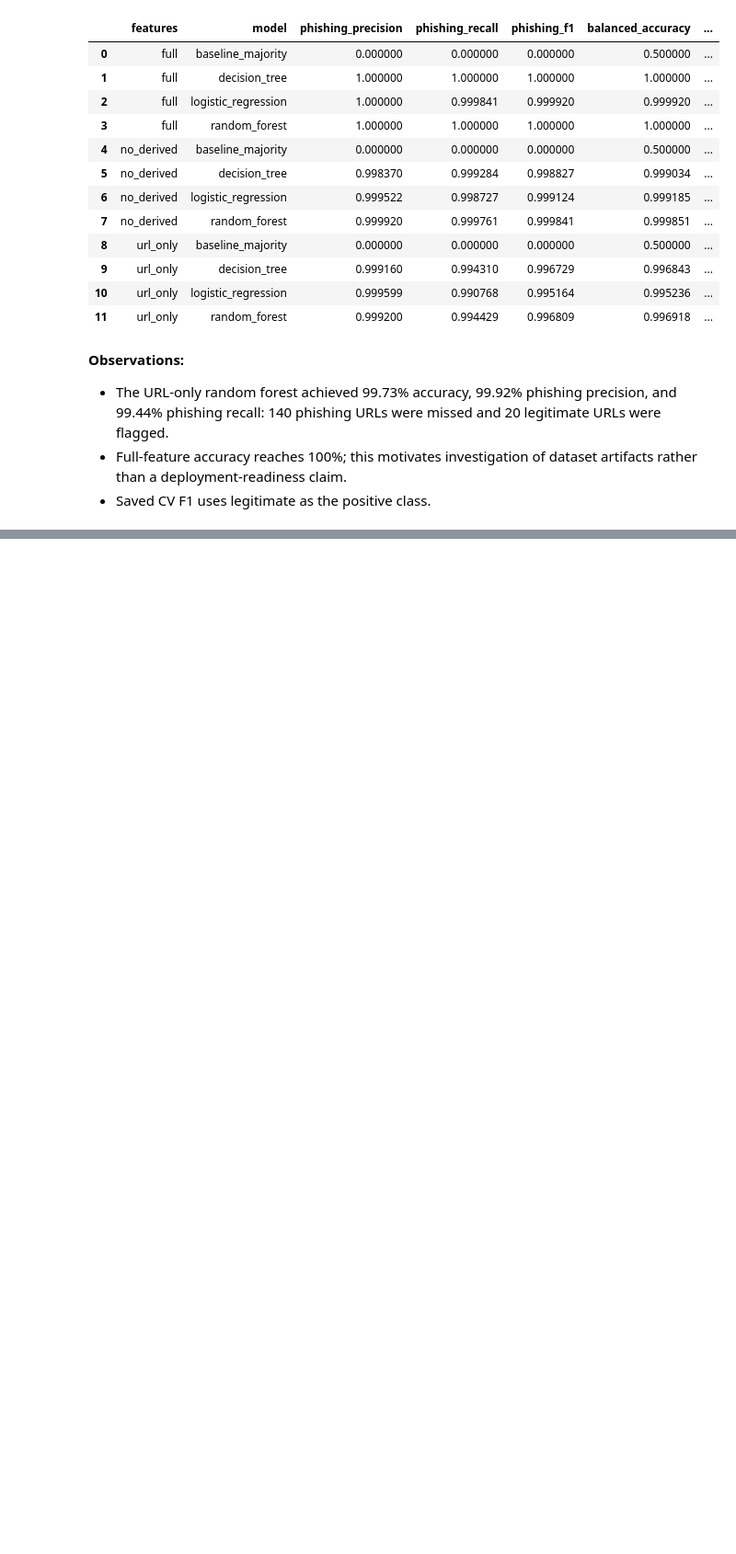
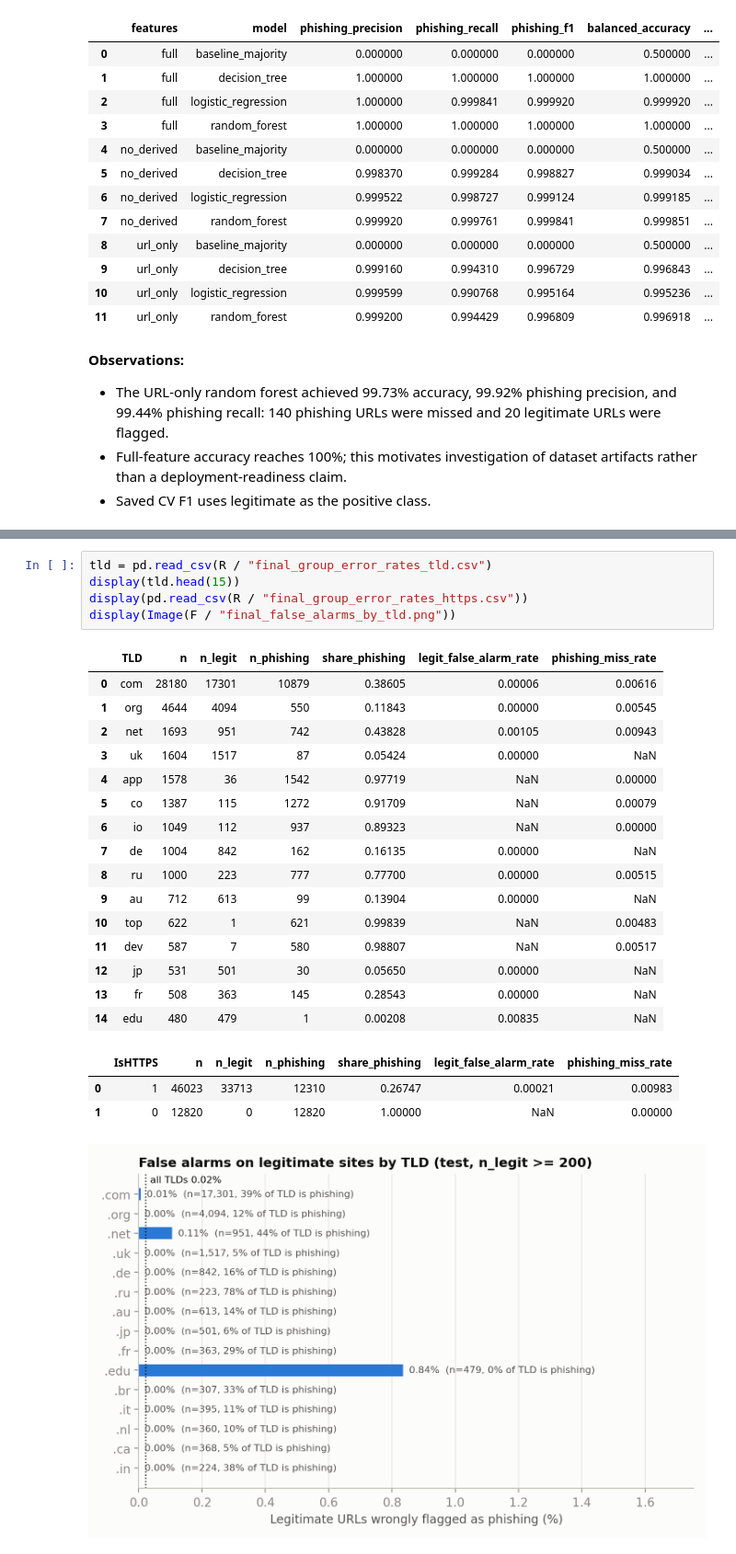
Before and after one commit to albertokabore/Groupe_Project_1_phdai_732_gp_phiusil, a Jupyter notebook: notebooks/part1_colab.ipynb, the cells around one changed output, grey strips where cells are left out. Shown at 92% size. Saved outputs shown, nothing was run; the diff lists cells and outputs as text; blank space fills up the shorter version.

```diff
--- a/notebooks/part1_colab.ipynb
+++ b/notebooks/part1_colab.ipynb
@@ -292,0 +540,26 @@ Phishing recall: 99.44%
+# %%
+tld = pd.read_csv(R / "final_group_error_rates_tld.csv")
+display(tld.head(15))
+display(pd.read_csv(R / "final_group_error_rates_https.csv"))
+display(Image(F / "final_false_alarms_by_tld.png"))
+# %% [output]
+|  | TLD | n | n_legit | n_phishing | share_phishing | legit_false_alarm_rate | phishing_miss_rate |
+| 0 | com | 28180 | 17301 | 10879 | 0.38605 | 0.00006 | 0.00616 |
+| 1 | org | 4644 | 4094 | 550 | 0.11843 | 0.00000 | 0.00545 |
+| 2 | net | 1693 | 951 | 742 | 0.43828 | 0.00105 | 0.00943 |
+| 3 | uk | 1604 | 1517 | 87 | 0.05424 | 0.00000 | NaN |
+| 4 | app | 1578 | 36 | 1542 | 0.97719 | NaN | 0.00000 |
+| 5 | co | 1387 | 115 | 1272 | 0.91709 | NaN | 0.00079 |
+| 6 | io | 1049 | 112 | 937 | 0.89323 | NaN | 0.00000 |
+| 7 | de | 1004 | 842 | 162 | 0.16135 | 0.00000 | NaN |
+| 8 | ru | 1000 | 223 | 777 | 0.77700 | 0.00000 | 0.00515 |
+| 9 | au | 712 | 613 | 99 | 0.13904 | 0.00000 | NaN |
+| 10 | top | 622 | 1 | 621 | 0.99839 | NaN | 0.00483 |
+| 11 | dev | 587 | 7 | 580 | 0.98807 | NaN | 0.00517 |
+| 12 | jp | 531 | 501 | 30 | 0.05650 | 0.00000 | NaN |
+| 13 | fr | 508 | 363 | 145 | 0.28543 | 0.00000 | NaN |
+| 14 | edu | 480 | 479 | 1 | 0.00208 | 0.00835 | NaN |
+|  | IsHTTPS | n | n_legit | n_phishing | share_phishing | legit_false_alarm_rate | phishing_miss_rate |
+| 0 | 1 | 46023 | 33713 | 12310 | 0.26747 | 0.00021 | 0.00983 |
+| 1 | 0 | 12820 | 0 | 12820 | 1.00000 | NaN | 0.00000 |
+[figure, added]
```
Also changed, not shown: parts of 35 cells of this notebook, 30 other files.
